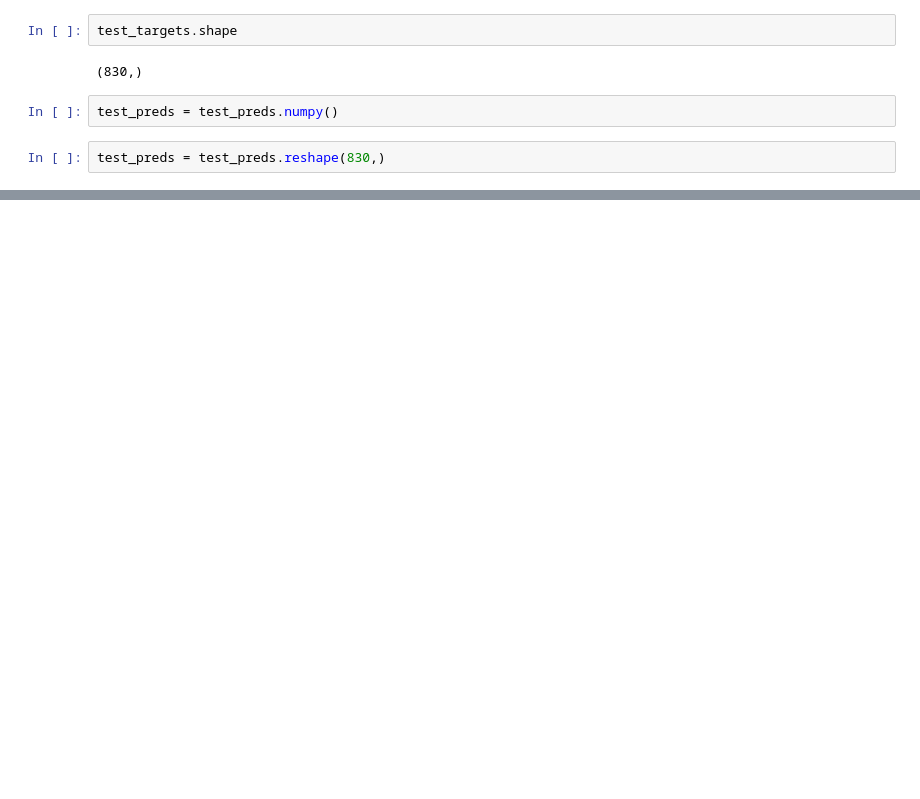
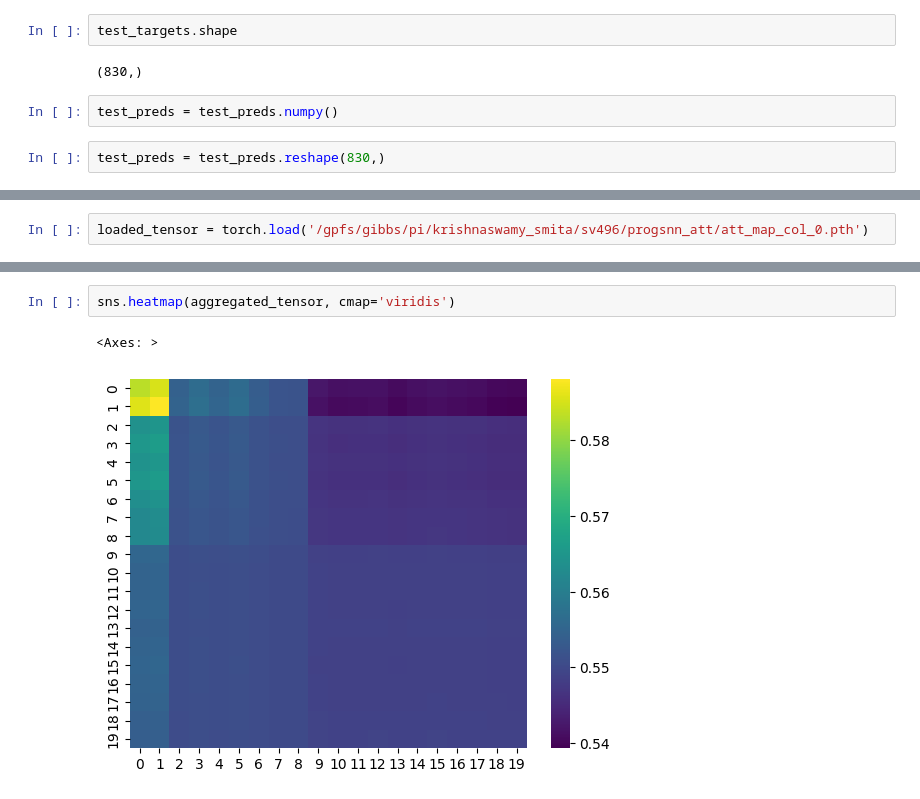
Before and after one commit to KrishnaswamyLab/ProtSCAPE, a Jupyter notebook: notebooks/MSP_Results.ipynb, the cells around one changed output, grey strips where cells are left out. Cells and saved outputs as stored; diff of their text form; blank space fills up the shorter version.

```diff
--- a/notebooks/MSP_Results.ipynb
+++ b/notebooks/MSP_Results.ipynb
@@ -144,0 +160,2 @@ compute_accuracy(test_targets, test_preds)
+# %%
+loaded_tensor = torch.load('/gpfs/gibbs/pi/krishnaswamy_smita/sv496/progsnn_att/att_map_col_0.pth')
@@ -144,0 +246,5 @@ compute_accuracy(test_targets, test_preds)
+# %%
+sns.heatmap(aggregated_tensor, cmap='viridis')
+# %% [output]
+<Axes: >
+[figure, added]
```
Also changed, not shown: parts of 22 cells of this notebook, 16 other files.
